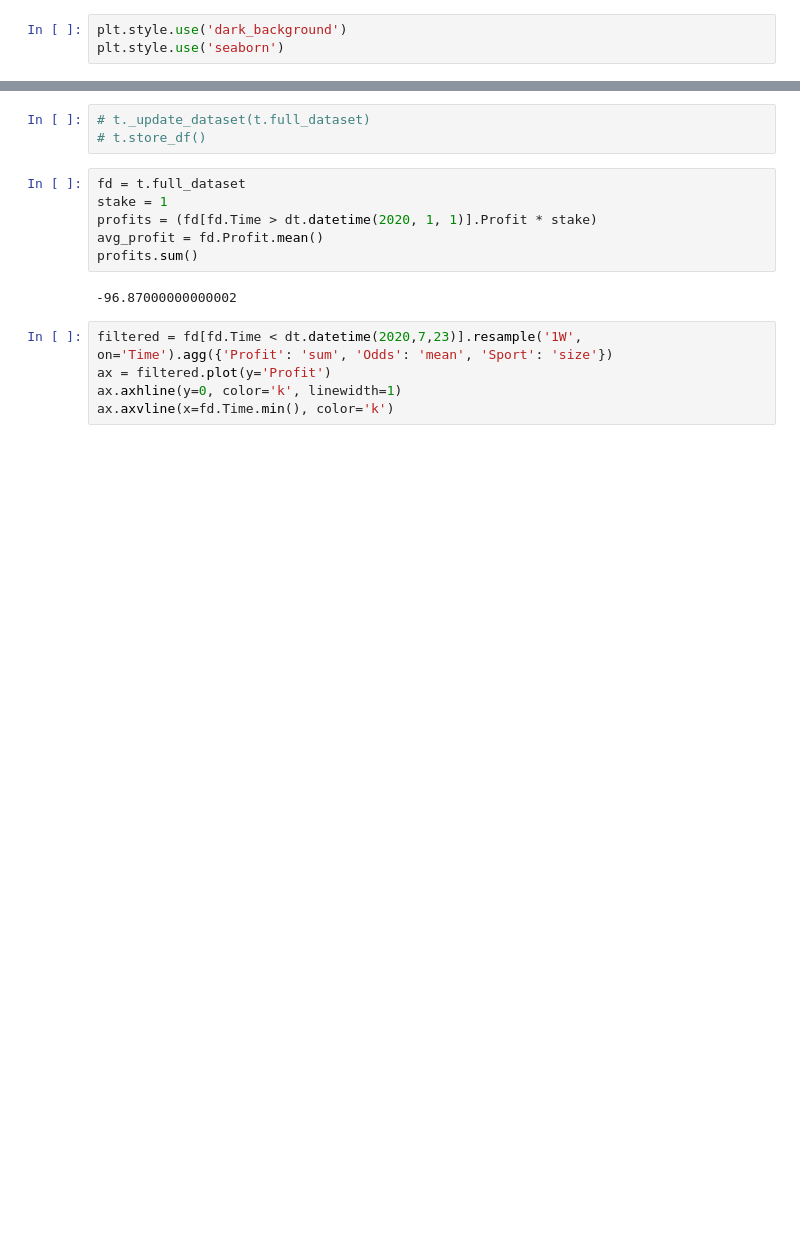
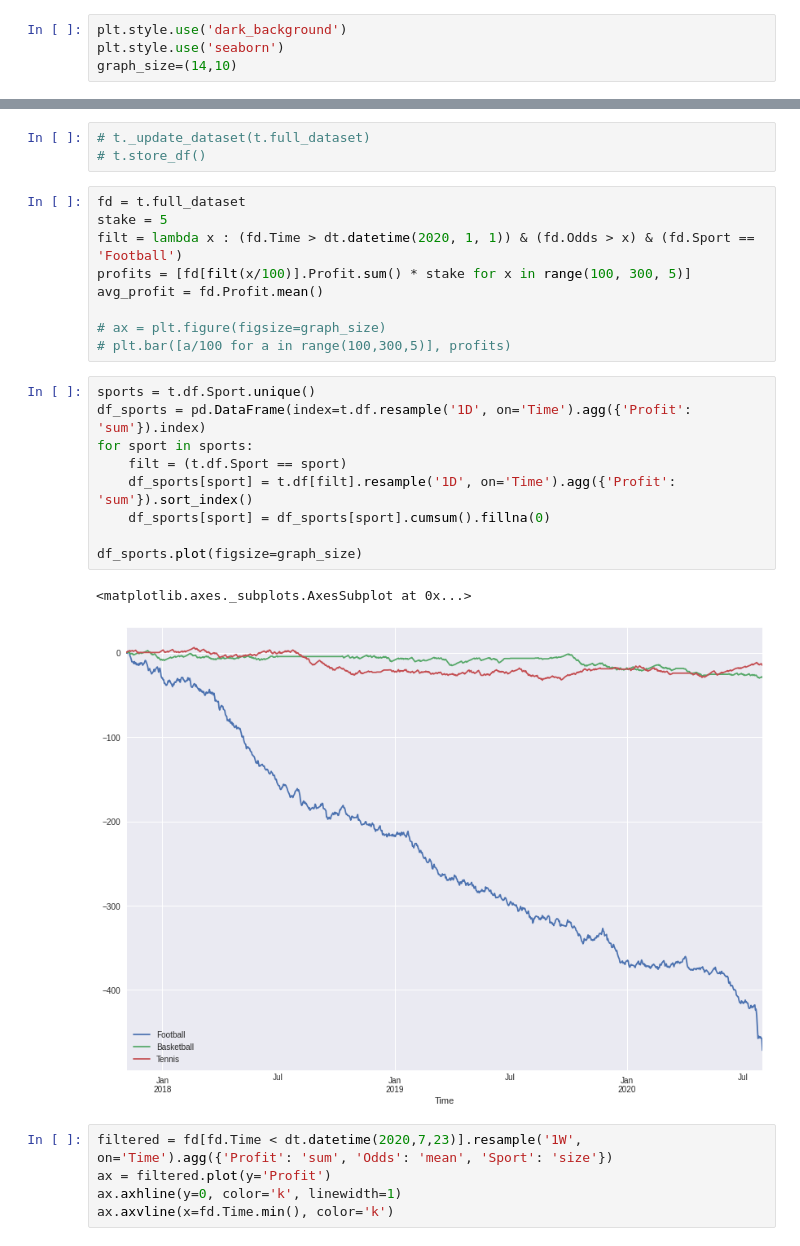
Before and after one commit to generatom/betting, a Jupyter notebook: tipsbet.ipynb, the cells around one changed output, grey strips where cells are left out. Cells and saved outputs as stored; diff of their text form; blank space fills up the shorter version.

```diff
--- a/tipsbet.ipynb
+++ b/tipsbet.ipynb
@@ -11,6 +11,7 @@ from matplotlib import pyplot as plt
 # %%
 plt.style.use('dark_background')
 plt.style.use('seaborn')
+graph_size=(14,10)
 # %% [markdown]
 ## Load Data
 The Tips module loads data all the data between the given start and end dates (both default to today if not given)
@@ -68,12 +94,25 @@ Tennis      W         70.76
 # t.store_df()
 # %%
 fd = t.full_dataset
-stake = 1
-profits = (fd[fd.Time > dt.datetime(2020, 1, 1)].Profit * stake)
+stake = 5
+filt = lambda x : (fd.Time > dt.datetime(2020, 1, 1)) & (fd.Odds > x) & (fd.Sport == 'Football')
+profits = [fd[filt(x/100)].Profit.sum() * stake for x in range(100, 300, 5)]
 avg_profit = fd.Profit.mean()
-profits.sum()
+
+# ax = plt.figure(figsize=graph_size)
+# plt.bar([a/100 for a in range(100,300,5)], profits)
-# %% [output]
--96.87000000000002
+# %%
+sports = t.df.Sport.unique()
+df_sports = pd.DataFrame(index=t.df.resample('1D', on='Time').agg({'Profit': 'sum'}).index)
+for sport in sports:
+    filt = (t.df.Sport == sport)
+    df_sports[sport] = t.df[filt].resample('1D', on='Time').agg({'Profit': 'sum'}).sort_index()
+    df_sports[sport] = df_sports[sport].cumsum().fillna(0)
+
+df_sports.plot(figsize=graph_size)
+# %% [output]
+<matplotlib.axes._subplots.AxesSubplot at 0x...>
+[figure, added]
 # %%
 filtered = fd[fd.Time < dt.datetime(2020,7,23)].resample('1W', on='Time').agg({'Profit': 'sum', 'Odds': 'mean', 'Sport': 'size'})
 ax = filtered.plot(y='Profit')
```
Also changed, not shown: parts of 13 cells of this notebook, 2 other files.
